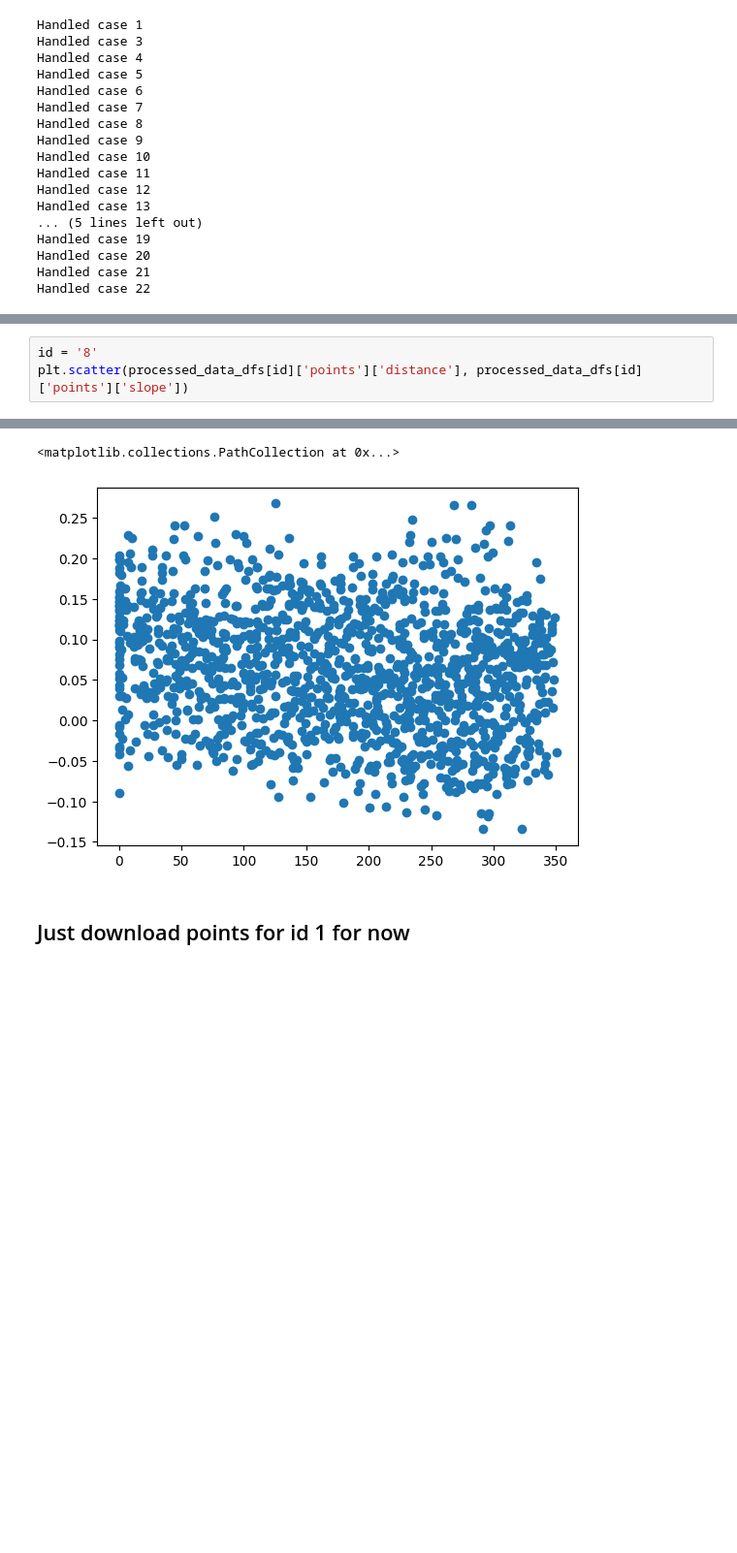
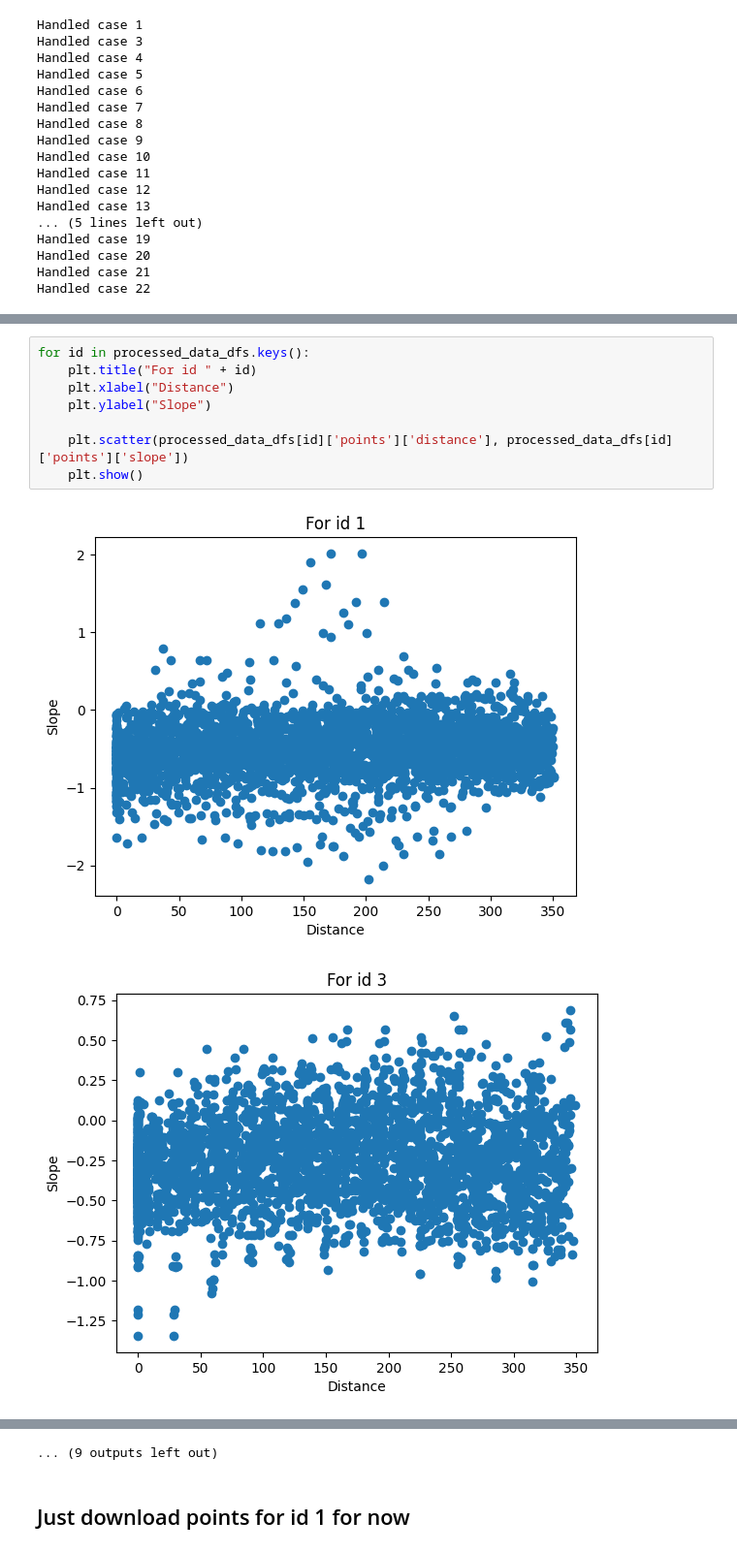
Before and after one commit to thomaslu678/Praxis-Lab-25-26, a Jupyter notebook: met/fetch_met_metadata.ipynb, the cells around one changed output, grey strips where cells are left out. Shown at 97% size. Cells and saved outputs as stored; diff of their text form; blank space fills up the shorter version.

Commit message:
met EDA (graph + tif) for all cases

```diff
--- a/met/fetch_met_metadata.ipynb
+++ b/met/fetch_met_metadata.ipynb
@@ -994,4 +998,11 @@ Handled case 22
 # %%
-id = '8'
-plt.scatter(processed_data_dfs[id]['points']['distance'], processed_data_dfs[id]['points']['slope'])
+for id in processed_data_dfs.keys():
+    plt.title("For id " + id)
+    plt.xlabel("Distance")
+    plt.ylabel("Slope")
+
+    plt.scatter(processed_data_dfs[id]['points']['distance'], processed_data_dfs[id]['points']['slope'])
+    plt.show()
 # %% [output]
+[figure, new version]
+[figure, added]
@@ -998,4 +1019,3 @@ plt.scatter(processed_data_dfs[id]['points']['distance'], processed_data_dfs[id]
-<matplotlib.collections.PathCollection at 0x...>
+... (9 outputs left out)
-[figure, old version]
 # %% [markdown]
 ## Just download points for id 1 for now
```
Also changed, not shown: parts of 8 cells of this notebook.
